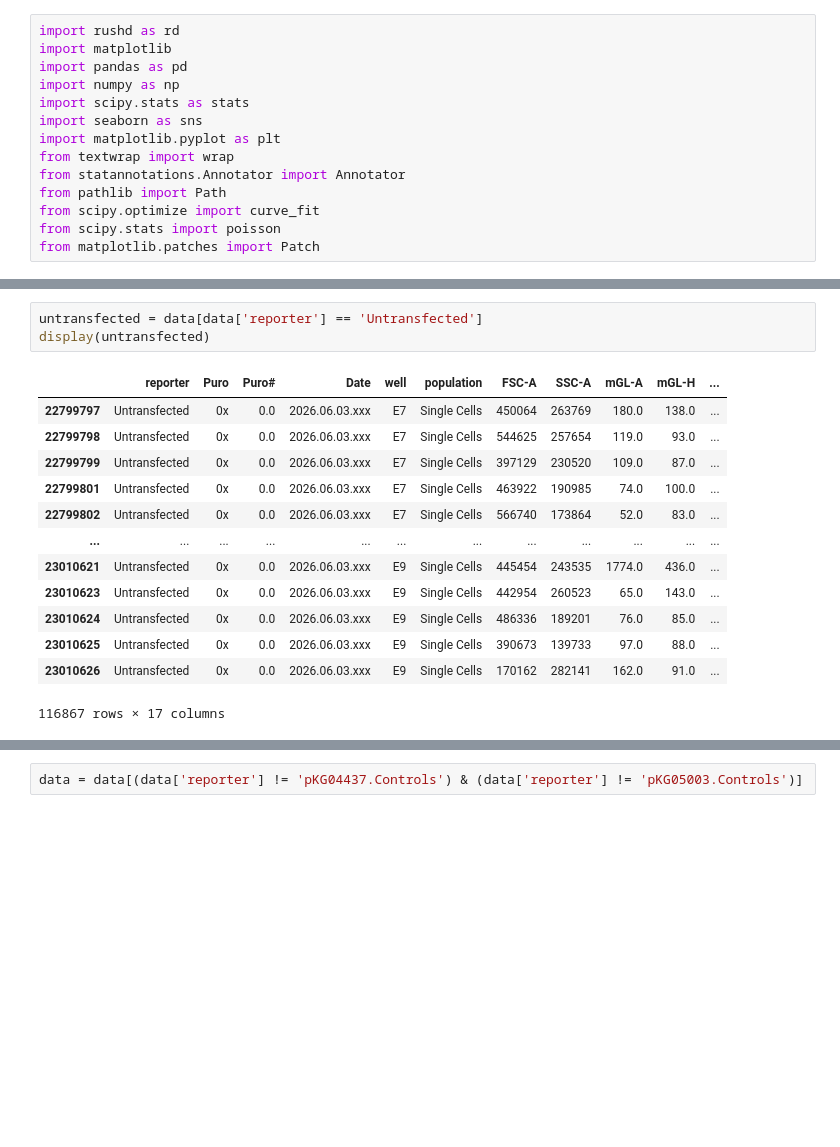
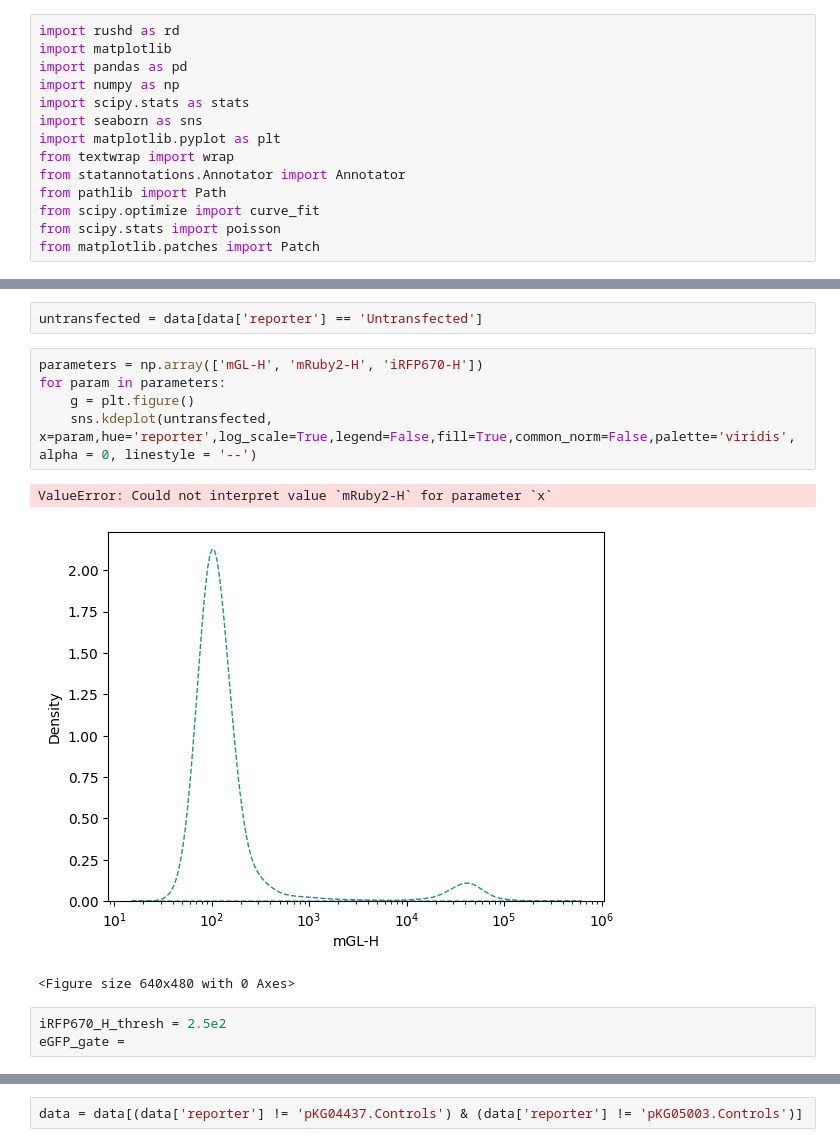
Before and after one commit to GallowayLabMIT/dasit_manuscript, a Jupyter notebook: Figure_XX_single_distributions/Figure_XX_single_cell.ipynb, the cells around one changed output, grey strips where cells are left out. Saved outputs shown, nothing was run; the diff lists cells and outputs as text; blank space fills up the shorter version.

Commit message:
Updating figure 2 notebooks

```diff
--- a/Figure_XX_single_distributions/Figure_XX_single_cell.ipynb
+++ b/Figure_XX_single_distributions/Figure_XX_single_cell.ipynb
@@ -91,20 +91,17 @@ display(data)
 # %%
 untransfected = data[data['reporter'] == 'Untransfected']
-display(untransfected)
-# %% [output]
-|  | reporter | Puro | Puro# | Date | well | population | FSC-A | SSC-A | mGL-A | mGL-H | ... |
-| 22799797 | Untransfected | 0x | 0.0 | 2026.06.03.xxx | E7 | Single Cells | 450064 | 263769 | 180.0 | 138.0 | ... |
-| 22799798 | Untransfected | 0x | 0.0 | 2026.06.03.xxx | E7 | Single Cells | 544625 | 257654 | 119.0 | 93.0 | ... |
-| 22799799 | Untransfected | 0x | 0.0 | 2026.06.03.xxx | E7 | Single Cells | 397129 | 230520 | 109.0 | 87.0 | ... |
-| 22799801 | Untransfected | 0x | 0.0 | 2026.06.03.xxx | E7 | Single Cells | 463922 | 190985 | 74.0 | 100.0 | ... |
-| 22799802 | Untransfected | 0x | 0.0 | 2026.06.03.xxx | E7 | Single Cells | 566740 | 173864 | 52.0 | 83.0 | ... |
-| ... | ... | ... | ... | ... | ... | ... | ... | ... | ... | ... | ... |
-| 23010621 | Untransfected | 0x | 0.0 | 2026.06.03.xxx | E9 | Single Cells | 445454 | 243535 | 1774.0 | 436.0 | ... |
-| 23010623 | Untransfected | 0x | 0.0 | 2026.06.03.xxx | E9 | Single Cells | 442954 | 260523 | 65.0 | 143.0 | ... |
-| 23010624 | Untransfected | 0x | 0.0 | 2026.06.03.xxx | E9 | Single Cells | 486336 | 189201 | 76.0 | 85.0 | ... |
-| 23010625 | Untransfected | 0x | 0.0 | 2026.06.03.xxx | E9 | Single Cells | 390673 | 139733 | 97.0 | 88.0 | ... |
-| 23010626 | Untransfected | 0x | 0.0 | 2026.06.03.xxx | E9 | Single Cells | 170162 | 282141 | 162.0 | 91.0 | ... |
-116867 rows × 17 columns
+# %%
+parameters = np.array(['mGL-H', 'mRuby2-H', 'iRFP670-H'])
+for param in parameters:
+    g = plt.figure()
+    sns.kdeplot(untransfected, x=param,hue='reporter',log_scale=True,legend=False,fill=True,common_norm=False,palette='viridis', alpha = 0, linestyle = '--')
+# %% [output]
+ValueError: Could not interpret value `mRuby2-H` for parameter `x`
+[figure, added]
+<Figure size 640x480 with 0 Axes>
+# %%
+iRFP670_H_thresh = 2.5e2
+eGFP_gate =
 # %%
 fig, ax = plt.subplots(1, 1, figsize=(6, 2))
 
```
Also changed, not shown: parts of 4 cells of this notebook, 2 other files.
